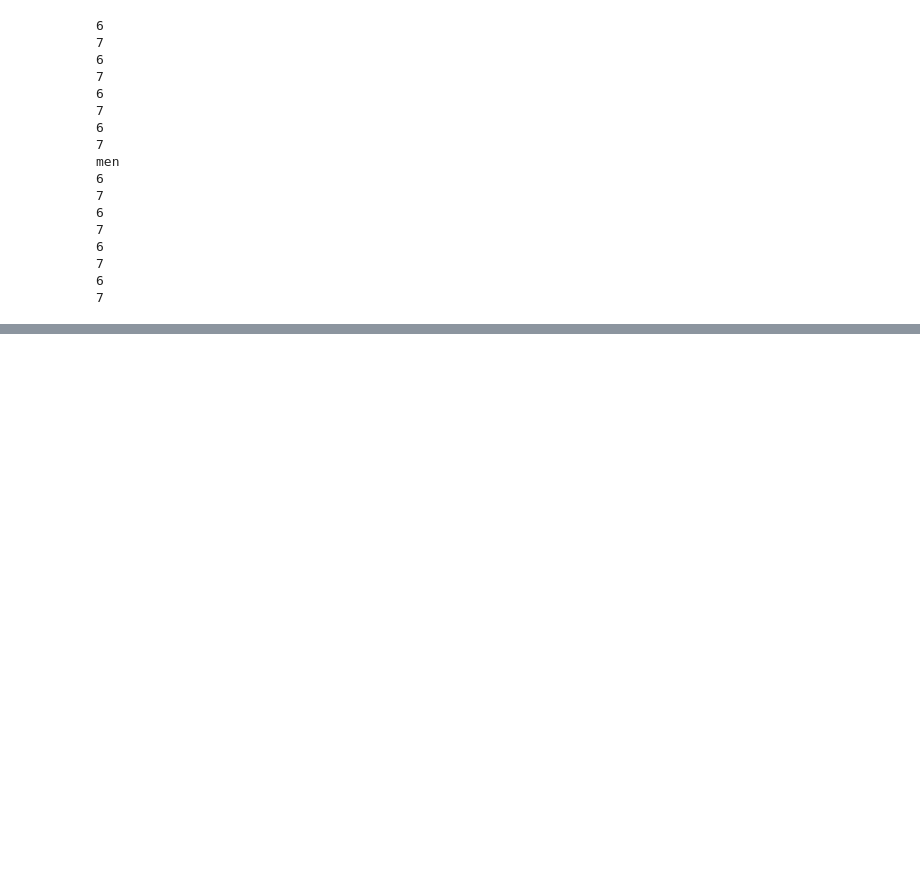
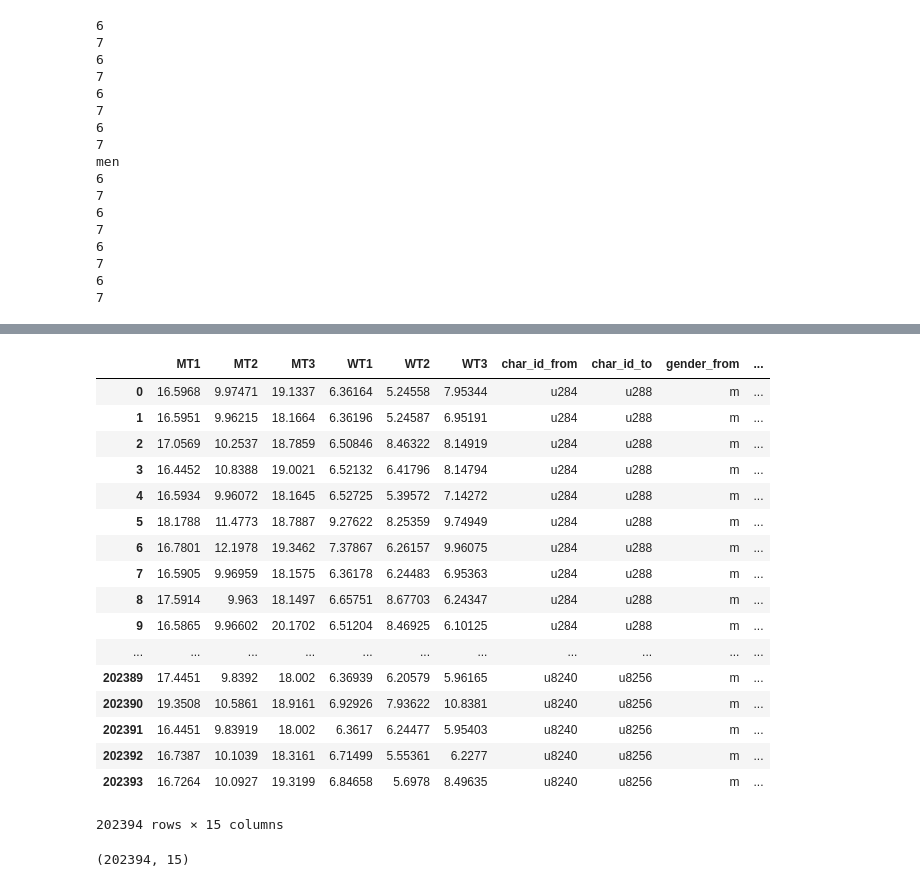
Before and after one commit to nlp-jjer/gender_in_movies, a Jupyter notebook: topic_modeling/ngrams_stats.ipynb, the cells around one changed output, grey strips where cells are left out. Drawn from its saved outputs; the diff is of its cells as text; code cells hidden in the pictures; blank space fills up the shorter version.

Commit message:
practice version topic features

```diff
--- a/topic_modeling/ngrams_stats.ipynb
+++ b/topic_modeling/ngrams_stats.ipynb
@@ -247,0 +257,32 @@ coherence
+# %%
+#just making features that don't make sense
+
+text_topics = pd.concat([text,pd.DataFrame(columns=["WT1", "WT2", "WT3", "MT1", "MT2", "MT3"])])
+
+
+for gender in [women.name, men.name]:
+    #choose a model
+    model = d["action"][gender]
+
+    #get gamma, probability of topics for each row
+    #indices = [0, 51762, 103524, 155286, len(text_topics)]
+    indices = [x for x in range(0, len(text_topics), 5000)]
+    indices.append(len(text_topics))
+    splits = [text_topics.index[indices[i]:indices[i+1]] for i in range(len(indices)-1)]
+    subsets = [text_topics.iloc[split] for split in splits]
+    for subset in subsets:
+        data_words, id2word, corpus = prep_for_model(subset.words)
+        try:
+            gammas = model.inference(corpus)[0]
+        except IndexError:
+            print ("index!")
+
+        else:
+            print ("ok!")
+            trunc_gammas = [x[:3] for x in gammas]
+
+
+        if gender == "women":
+            text_topics.loc[subset.index, ['WT1', 'WT2', "WT3"]] = trunc_gammas
+        if gender == "men":
+            text_topics.loc[subset.index, ['MT1', 'MT2', "MT3"]] = trunc_gammas
@@ -247,0 +307,21 @@ coherence
+# %%
+text_topics
+# %% [output]
+|  | MT1 | MT2 | MT3 | WT1 | WT2 | WT3 | char_id_from | char_id_to | gender_from | ... |
+| 0 | 16.5968 | 9.97471 | 19.1337 | 6.36164 | 5.24558 | 7.95344 | u284 | u288 | m | ... |
+| 1 | 16.5951 | 9.96215 | 18.1664 | 6.36196 | 5.24587 | 6.95191 | u284 | u288 | m | ... |
+| 2 | 17.0569 | 10.2537 | 18.7859 | 6.50846 | 8.46322 | 8.14919 | u284 | u288 | m | ... |
+| 3 | 16.4452 | 10.8388 | 19.0021 | 6.52132 | 6.41796 | 8.14794 | u284 | u288 | m | ... |
+| 4 | 16.5934 | 9.96072 | 18.1645 | 6.52725 | 5.39572 | 7.14272 | u284 | u288 | m | ... |
+| 5 | 18.1788 | 11.4773 | 18.7887 | 9.27622 | 8.25359 | 9.74949 | u284 | u288 | m | ... |
+| 6 | 16.7801 | 12.1978 | 19.3462 | 7.37867 | 6.26157 | 9.96075 | u284 | u288 | m | ... |
+| 7 | 16.5905 | 9.96959 | 18.1575 | 6.36178 | 6.24483 | 6.95363 | u284 | u288 | m | ... |
+| 8 | 17.5914 | 9.963 | 18.1497 | 6.65751 | 8.67703 | 6.24347 | u284 | u288 | m | ... |
+| 9 | 16.5865 | 9.96602 | 20.1702 | 6.51204 | 8.46925 | 6.10125 | u284 | u288 | m | ... |
+| ... | ... | ... | ... | ... | ... | ... | ... | ... | ... | ... |
+| 202389 | 17.4451 | 9.8392 | 18.002 | 6.36939 | 6.20579 | 5.96165 | u8240 | u8256 | m | ... |
+| 202390 | 19.3508 | 10.5861 | 18.9161 | 6.92926 | 7.93622 | 10.8381 | u8240 | u8256 | m | ... |
+| 202391 | 16.4451 | 9.83919 | 18.002 | 6.3617 | 6.24477 | 5.95403 | u8240 | u8256 | m | ... |
+| 202392 | 16.7387 | 10.1039 | 18.3161 | 6.71499 | 5.55361 | 6.2277 | u8240 | u8256 | m | ... |
+| 202393 | 16.7264 | 10.0927 | 19.3199 | 6.84658 | 5.6978 | 8.49635 | u8240 | u8256 | m | ... |
+202394 rows × 15 columns
@@ -247,0 +330,5 @@ coherence
+# %%
+text_topics.shape
+[s[indices[i]:indices[i+1]] for i in xrange(len(indices)-1)]
+# %% [output]
+(202394, 15)
```
Also changed, not shown: parts of 22 cells of this notebook, 1 other file.
